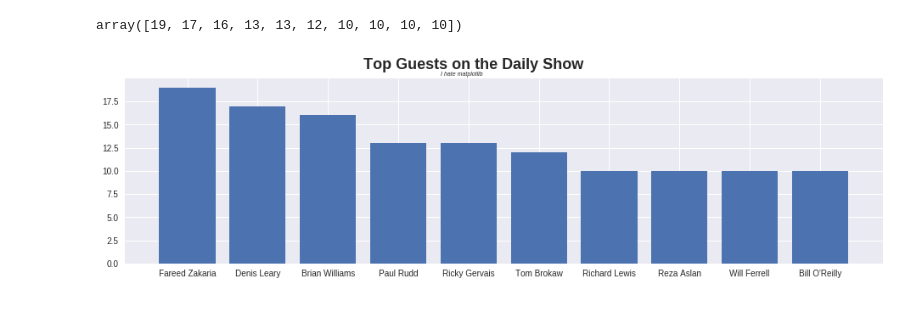
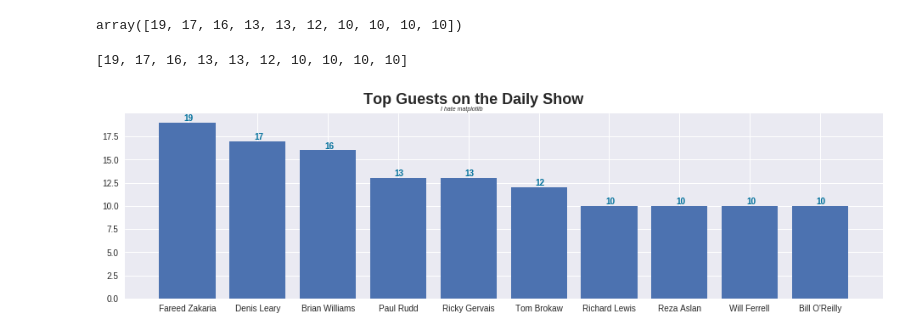
Before and after one commit to bloominstituteoftechnology/DS-Unit-1-Sprint-3-Data-Storytelling, a Jupyter notebook: Will_Cotton,_DS_U1SC3_Data_Storytelling.ipynb, the cells around one changed output. Saved outputs shown, nothing was run; the diff lists cells and outputs as text; code cells hidden in the pictures.

```diff
--- a/Will_Cotton,_DS_U1SC3_Data_Storytelling.ipynb
+++ b/Will_Cotton,_DS_U1SC3_Data_Storytelling.ipynb
@@ -157,12 +157,18 @@ array([19, 17, 16, 13, 13, 12, 10, 10, 10, 10])
 # %%
 fig = plt.figure(figsize = plt.figaspect(.25))
 plt.bar(top_guests.keys().tolist(), height = top_guests.values.tolist())
 
 plt.text(s = 'Top Guests on the Daily Show', x = 2.5, y= 21,
         fontsize = 18, fontweight = 'bold')
 plt.text(s='I hate matplotlib', x = 3.6, y=20.25,
          fontsize = 7, fontweight = 'light', style = 'italic');
-plt.set_cmap('plasma')
+i=0
+print(top_guests.values.tolist())
+for appearances in top_guests.values.tolist():
+    plt.text(i-0.05, appearances + 0.2, appearances, color='xkcd:ocean blue', fontweight='bold')
+    i+=1
+
 plt.show();
 # %% [output]
+[19, 17, 16, 13, 13, 12, 10, 10, 10, 10]
-[figure, old version]
+[figure, new version]
```
